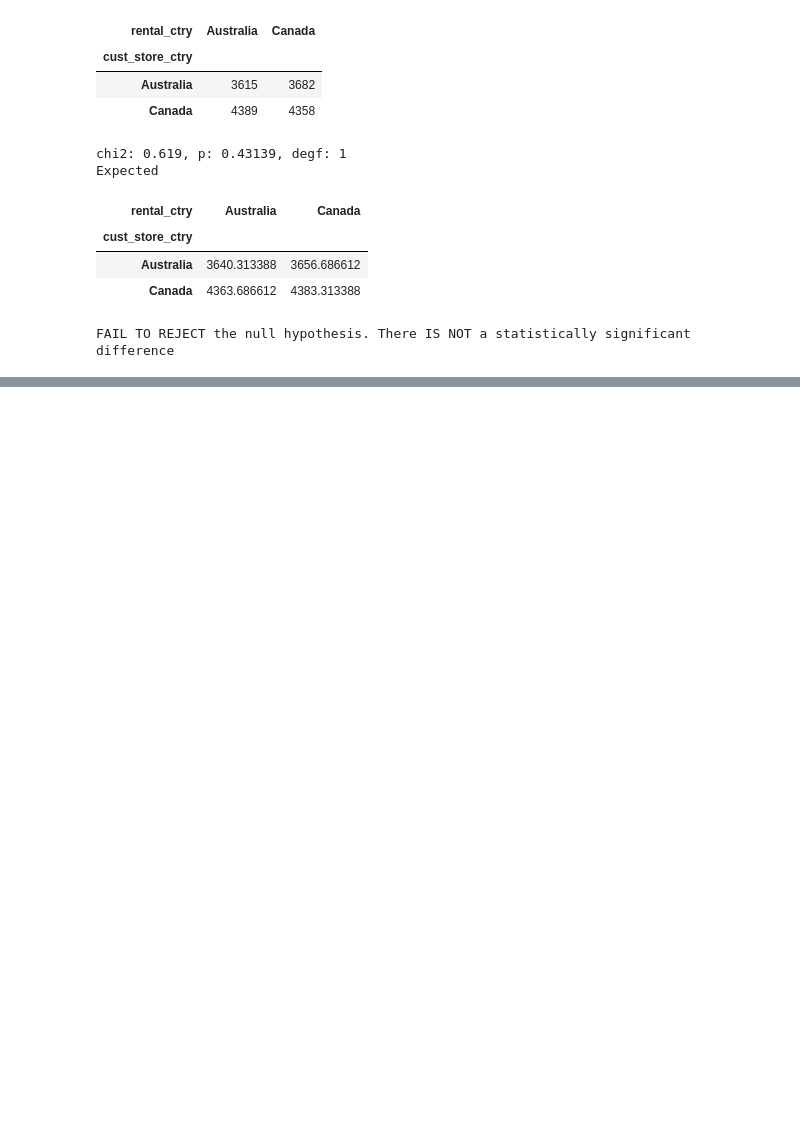
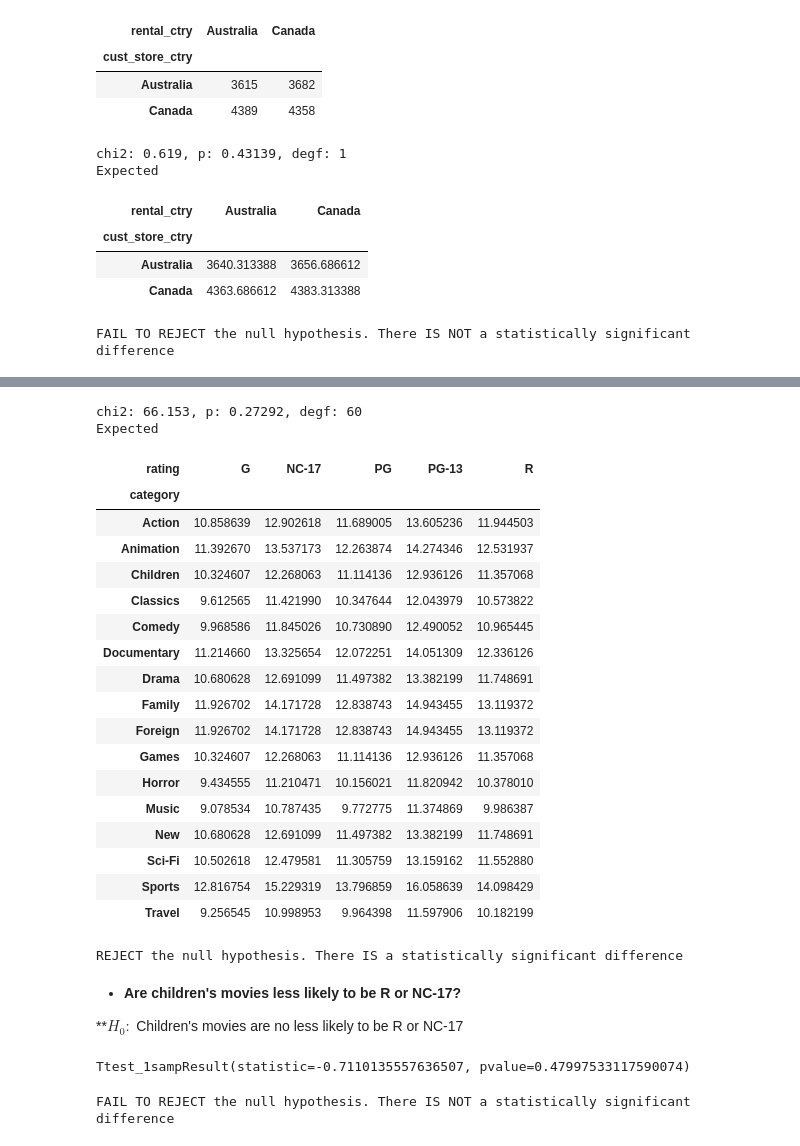
Before and after one commit to kjeliasen/statistics-exercises, a Jupyter notebook: hypothesis_testing.ipynb, the cells around one changed output, grey strips where cells are left out. Cells and saved outputs as stored; diff of their text form; code cells hidden in the pictures; blank space fills up the shorter version.

```diff
--- a/hypothesis_testing.ipynb
+++ b/hypothesis_testing.ipynb
@@ -1163,0 +1300,34 @@ FAIL TO REJECT the null hypothesis. There IS NOT a statistically significant dif
+# %%
+chi2, p, degf, expected_ratcat = stats.chi2_contingency(crosstab_ratcat)
+print(f'chi2: {chi2:.3f}, p: {p:.5f}, degf: {degf}\nExpected')
+pd.DataFrame(expected_ratcat, index=index, columns=columns)
+# %% [output]
+chi2: 66.153, p: 0.27292, degf: 60
+Expected
+| rating | G | NC-17 | PG | PG-13 | R |
+| category |  |  |  |  |  |
+| Action | 10.858639 | 12.902618 | 11.689005 | 13.605236 | 11.944503 |
+| Animation | 11.392670 | 13.537173 | 12.263874 | 14.274346 | 12.531937 |
+| Children | 10.324607 | 12.268063 | 11.114136 | 12.936126 | 11.357068 |
+| Classics | 9.612565 | 11.421990 | 10.347644 | 12.043979 | 10.573822 |
+| Comedy | 9.968586 | 11.845026 | 10.730890 | 12.490052 | 10.965445 |
+| Documentary | 11.214660 | 13.325654 | 12.072251 | 14.051309 | 12.336126 |
+| Drama | 10.680628 | 12.691099 | 11.497382 | 13.382199 | 11.748691 |
+| Family | 11.926702 | 14.171728 | 12.838743 | 14.943455 | 13.119372 |
+| Foreign | 11.926702 | 14.171728 | 12.838743 | 14.943455 | 13.119372 |
+| Games | 10.324607 | 12.268063 | 11.114136 | 12.936126 | 11.357068 |
+| Horror | 9.434555 | 11.210471 | 10.156021 | 11.820942 | 10.378010 |
+| Music | 9.078534 | 10.787435 | 9.772775 | 11.374869 | 9.986387 |
+| New | 10.680628 | 12.691099 | 11.497382 | 13.382199 | 11.748691 |
+| Sci-Fi | 10.502618 | 12.479581 | 11.305759 | 13.159162 | 11.552880 |
+| Sports | 12.816754 | 15.229319 | 13.796859 | 16.058639 | 14.098429 |
+| Travel | 9.256545 | 10.998953 | 9.964398 | 11.597906 | 10.182199 |
+# %%
+reject, statement = null_reject(p, alpha)
+print(statement)
+# %% [output]
+REJECT the null hypothesis. There IS a statistically significant difference
+# %% [markdown]
+- **Are children's movies less likely to be R or NC-17?**
+
+**$H_0:$ Children's movies are no less likely to be R or NC-17
@@ -1163,0 +1337,9 @@ FAIL TO REJECT the null hypothesis. There IS NOT a statistically significant dif
+# %%
+stats.ttest_1samp(childrens_adult_movies, films.is_adult.mean())
+# %% [output]
+Ttest_1sampResult(statistic=-0.7110135557636507, pvalue=0.47997533117590074)
+# %%
+reject, statement = null_reject(p=p, alpha=alpha)
+print(statement)
+# %% [output]
+FAIL TO REJECT the null hypothesis. There IS NOT a statistically significant difference
```
Also changed, not shown: parts of 8 cells of this notebook.
